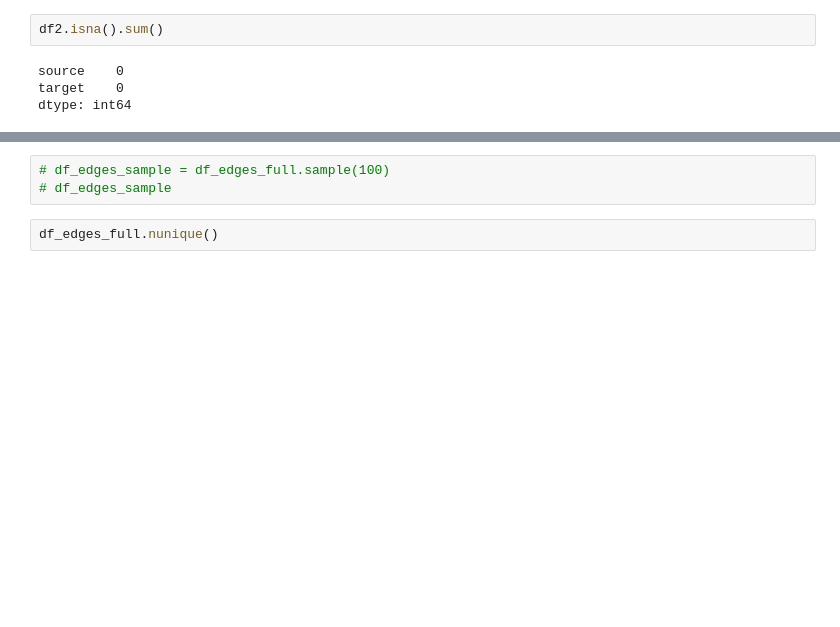
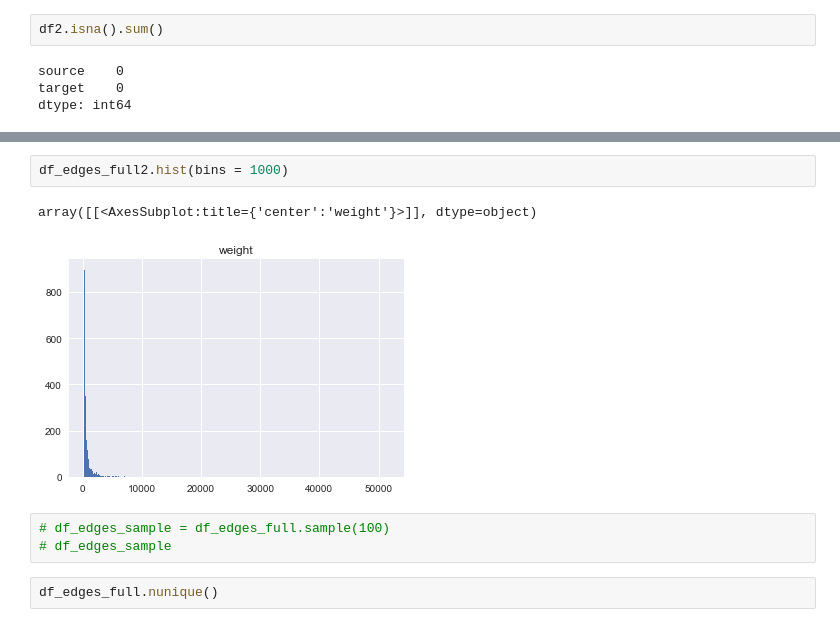
Before and after one commit to stepkurniawan/network-analysis-wikipedia-journals, a Jupyter notebook: codes/2_Data_preparation.ipynb, the cells around one changed output, grey strips where cells are left out. Drawn from its saved outputs; the diff is of its cells as text; blank space fills up the shorter version.

```diff
--- a/codes/2_Data_preparation.ipynb
+++ b/codes/2_Data_preparation.ipynb
@@ -204,3 +227,8 @@ df_edges_full
+# %%
+df_edges_full2.hist(bins = 1000)
+# %% [output]
+array([[<AxesSubplot:title={'center':'weight'}>]], dtype=object)
+[figure, added]
 # %%
 # df_edges_sample = df_edges_full.sample(100)
 # df_edges_sample
```
Also changed, not shown: parts of 7 cells of this notebook.
